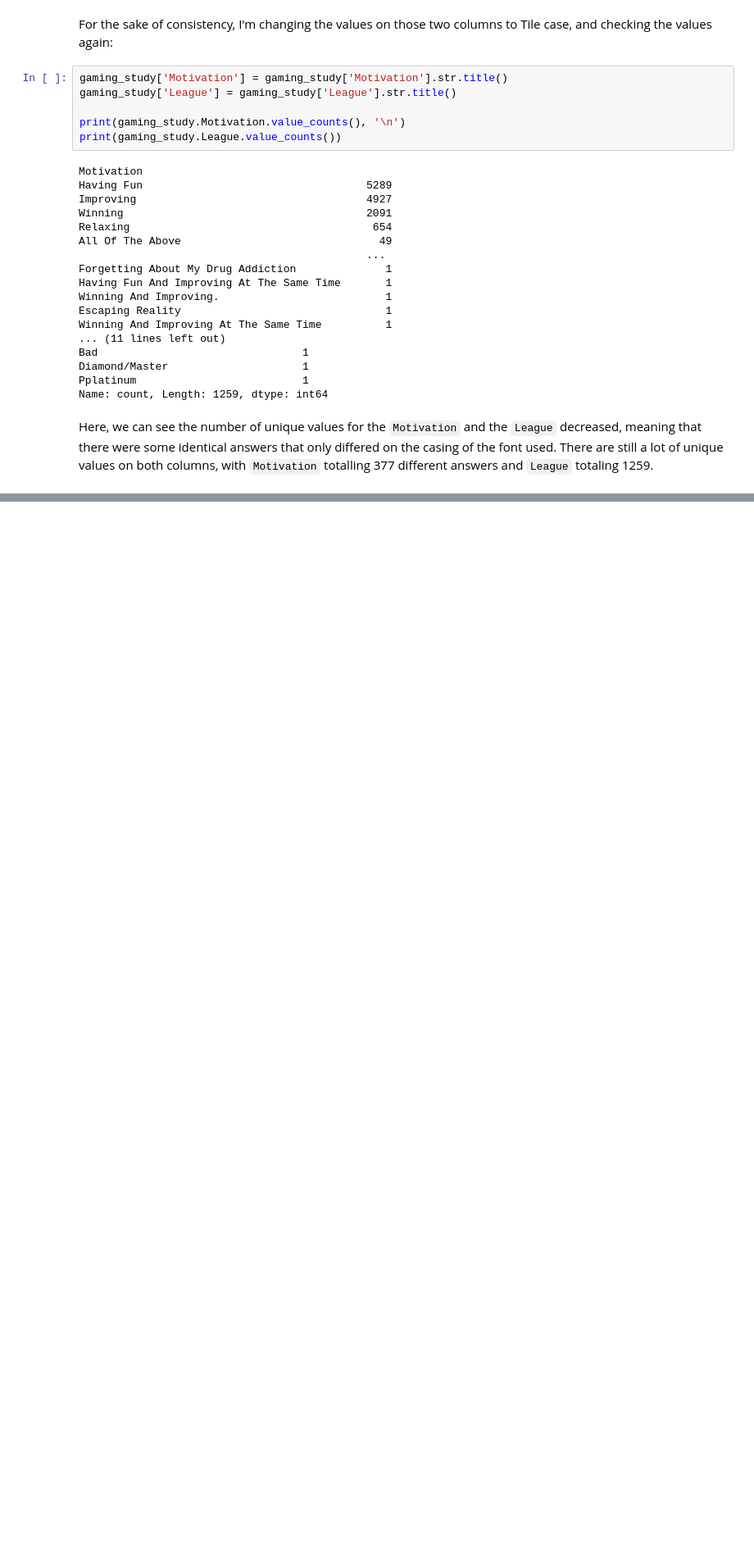
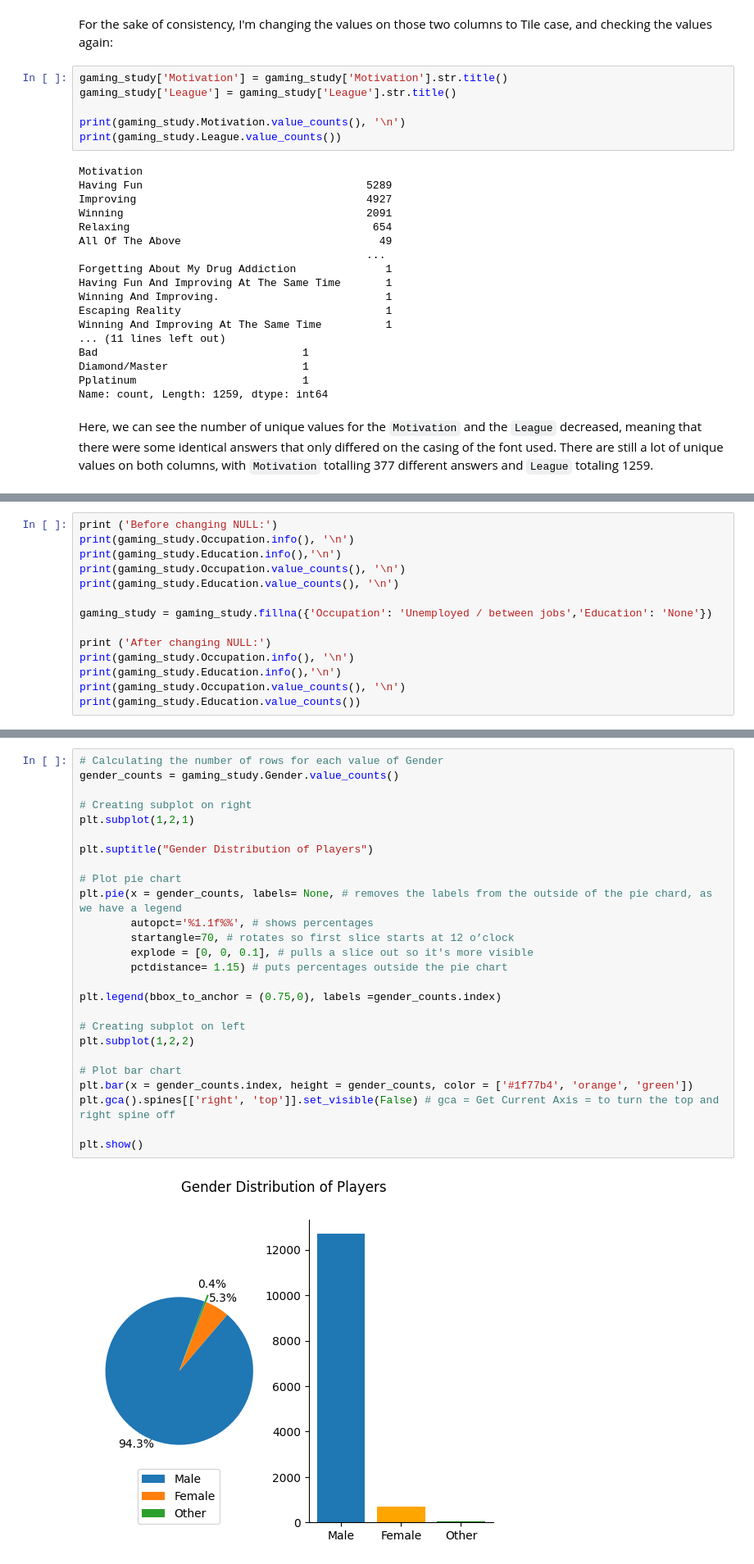
Before and after one commit to wilson-inacio/Visualize-Data-with-Python---Mental-Health-in-Gaming, a Jupyter notebook: Visualize Data with Python.ipynb, the cells around one changed output, grey strips where cells are left out. Shown at 82% size. Drawn from its saved outputs; the diff is of its cells as text; blank space fills up the shorter version.

```diff
--- a/Visualize Data with Python.ipynb
+++ b/Visualize Data with Python.ipynb
@@ -195,0 +204,14 @@ Here, we can see the number of unique values for the `Motivation` and the `Leagu
+# %%
+print ('Before changing NULL:')
+print(gaming_study.Occupation.info(), '\n')
+print(gaming_study.Education.info(),'\n')
+print(gaming_study.Occupation.value_counts(), '\n')
+print(gaming_study.Education.value_counts(), '\n')
+
+gaming_study = gaming_study.fillna({'Occupation': 'Unemployed / between jobs','Education': 'None'})
+
+print ('After changing NULL:')
+print(gaming_study.Occupation.info(), '\n')
+print(gaming_study.Education.info(),'\n')
+print(gaming_study.Occupation.value_counts(), '\n')
+print(gaming_study.Education.value_counts())
@@ -195,0 +279,28 @@ Here, we can see the number of unique values for the `Motivation` and the `Leagu
+# %%
+# Calculating the number of rows for each value of Gender
+gender_counts = gaming_study.Gender.value_counts()
+
+# Creating subplot on right
+plt.subplot(1,2,1)
+
+plt.suptitle("Gender Distribution of Players")
+
+# Plot pie chart
+plt.pie(x = gender_counts, labels= None, # removes the labels from the outside of the pie chard, as we have a legend
+        autopct='%1.1f%%', # shows percentages
+        startangle=70, # rotates so first slice starts at 12 o’clock
+        explode = [0, 0, 0.1], # pulls a slice out so it's more visible
+        pctdistance= 1.15) # puts percentages outside the pie chart
+
+plt.legend(bbox_to_anchor = (0.75,0), labels =gender_counts.index)
+
+# Creating subplot on left
+plt.subplot(1,2,2)
+
+# Plot bar chart
+plt.bar(x = gender_counts.index, height = gender_counts, color = ['#1f77b4', 'orange', 'green'])
+plt.gca().spines[['right', 'top']].set_visible(False) # gca = Get Current Axis = to turn the top and right spine off
+
+plt.show()
+# %% [output]
+[figure, added]
```
Also changed, not shown: parts of 13 cells of this notebook.
